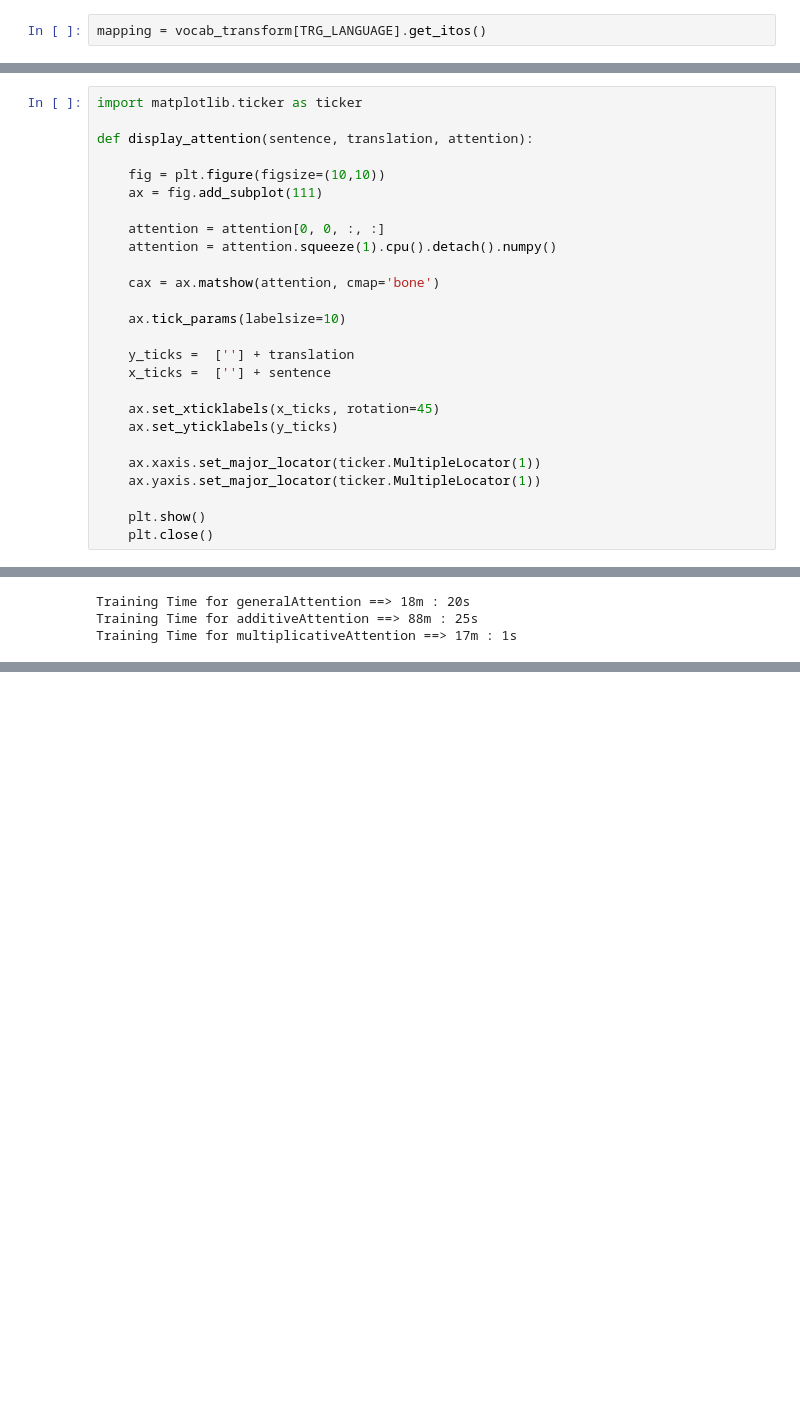
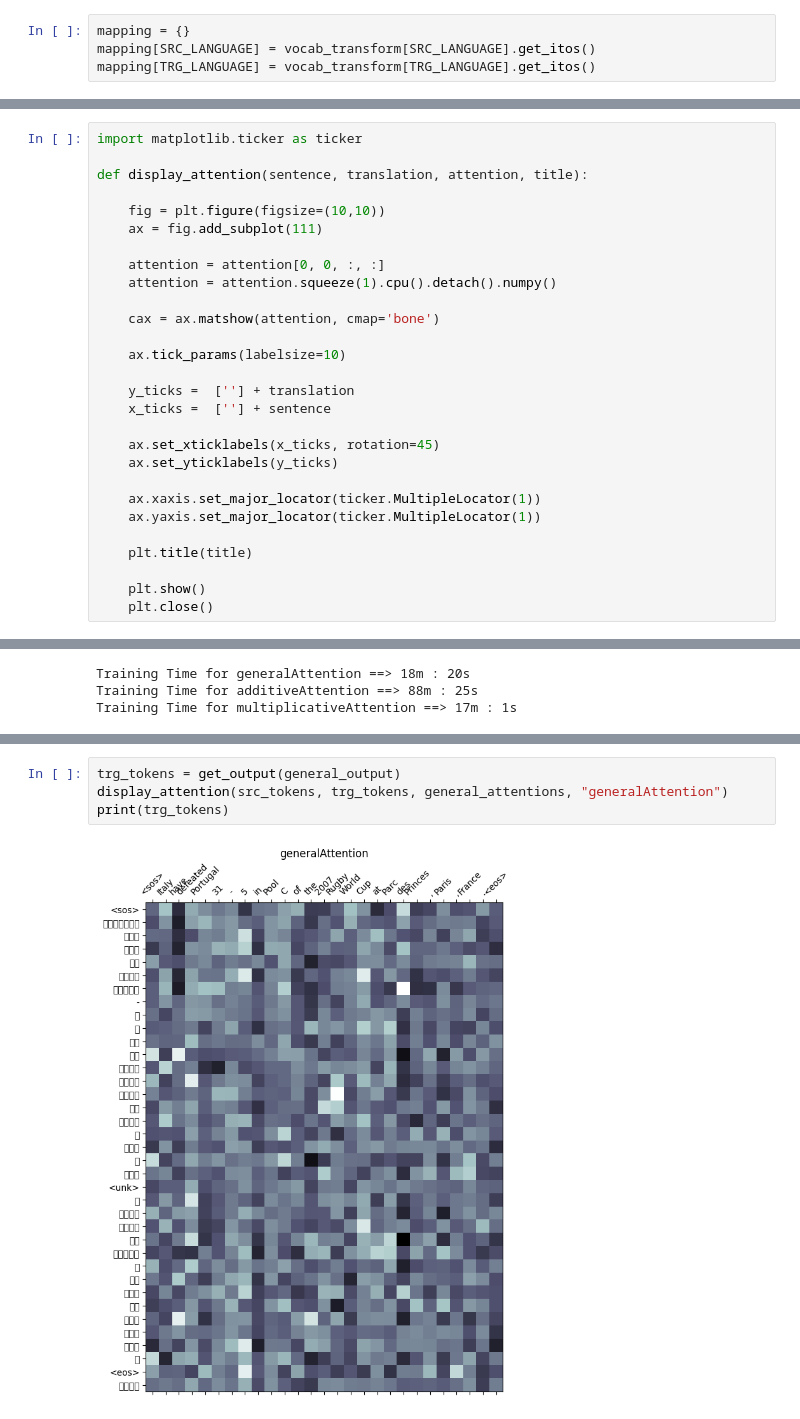
Before and after one commit to Kyi1914/NLP, a Jupyter notebook: Code/Assignment/A3 - Neural Machine Translation (MM-ENG)/A3_NML_MM-ENG(Transformer).ipynb, the cells around one changed output, grey strips where cells are left out. Drawn from its saved outputs; the diff is of its cells as text; blank space fills up the shorter version.

```diff
--- a/Code/Assignment/A3 - Neural Machine Translation (MM-ENG)/A3_NML_MM-ENG(Transformer).ipynb
+++ b/Code/Assignment/A3 - Neural Machine Translation (MM-ENG)/A3_NML_MM-ENG(Transformer).ipynb
@@ -1205,7 +1200,9 @@ test(model_multiplicative_attention, 'multiplicativeAttention', criterion_multip
 # %% [markdown]
 ## 7. Inference
 # %%
-mapping = vocab_transform[TRG_LANGUAGE].get_itos()
+mapping = {}
+mapping[SRC_LANGUAGE] = vocab_transform[SRC_LANGUAGE].get_itos()
+mapping[TRG_LANGUAGE] = vocab_transform[TRG_LANGUAGE].get_itos()
 # %%
 def greedy_decode(model, src, max_len, device):
     # print(src)
@@ -1321,7 +1296,7 @@ src_tokens = ['<sos>'] + token_transform[SRC_LANGUAGE](src_text) + ['<eos>']
 # %%
 import matplotlib.ticker as ticker
 
-def display_attention(sentence, translation, attention):
+def display_attention(sentence, translation, attention, title):
 
     fig = plt.figure(figsize=(10,10))
     ax = fig.add_subplot(111)
@@ -1342,5 +1317,7 @@ def display_attention(sentence, translation, attention):
     ax.xaxis.set_major_locator(ticker.MultipleLocator(1))
     ax.yaxis.set_major_locator(ticker.MultipleLocator(1))
 
+    plt.title(title)
+
     plt.show()
     plt.close()
@@ -1434,0 +1422,6 @@ Training Time for multiplicativeAttention ==> 17m : 1s
+# %%
+trg_tokens = get_output(general_output)
+display_attention(src_tokens, trg_tokens, general_attentions, "generalAttention")
+print(trg_tokens)
+# %% [output]
+[figure, added]
```
Also changed, not shown: parts of 31 cells of this notebook, 12 other files.
